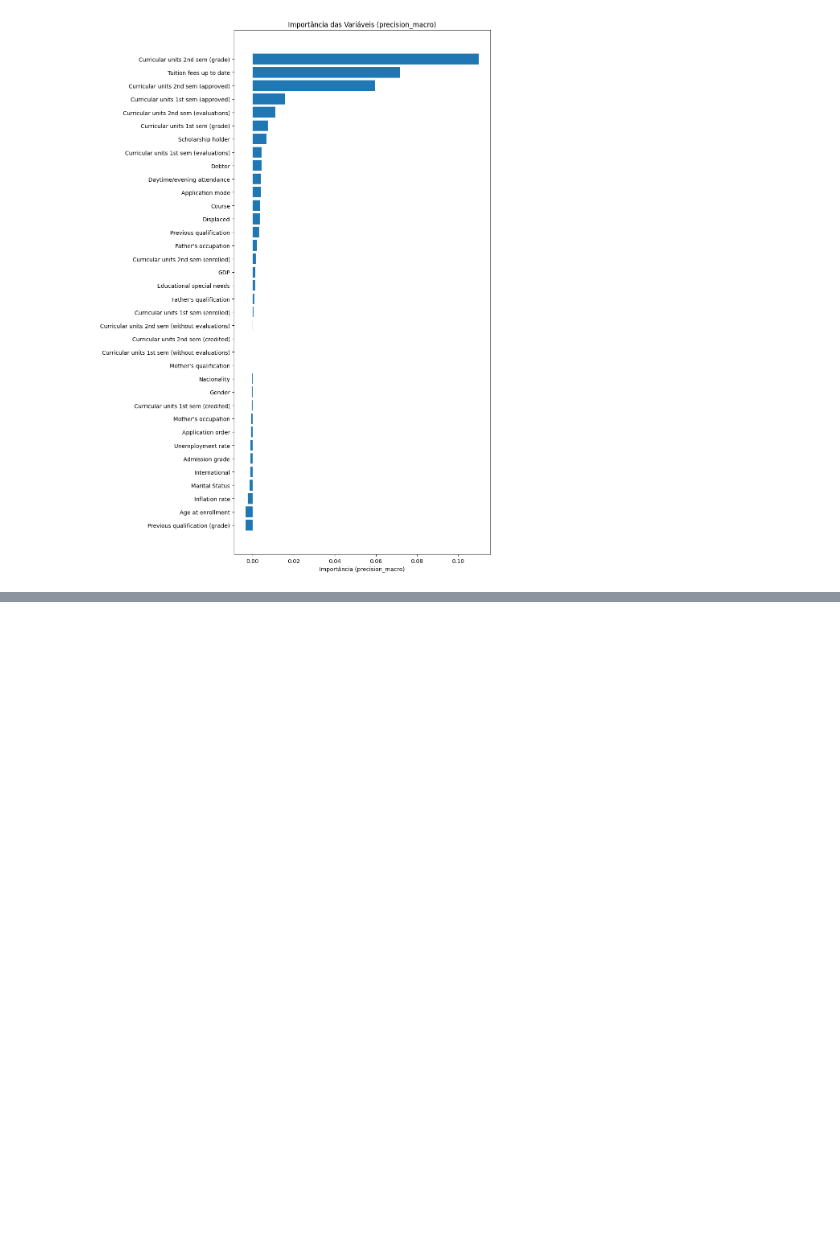
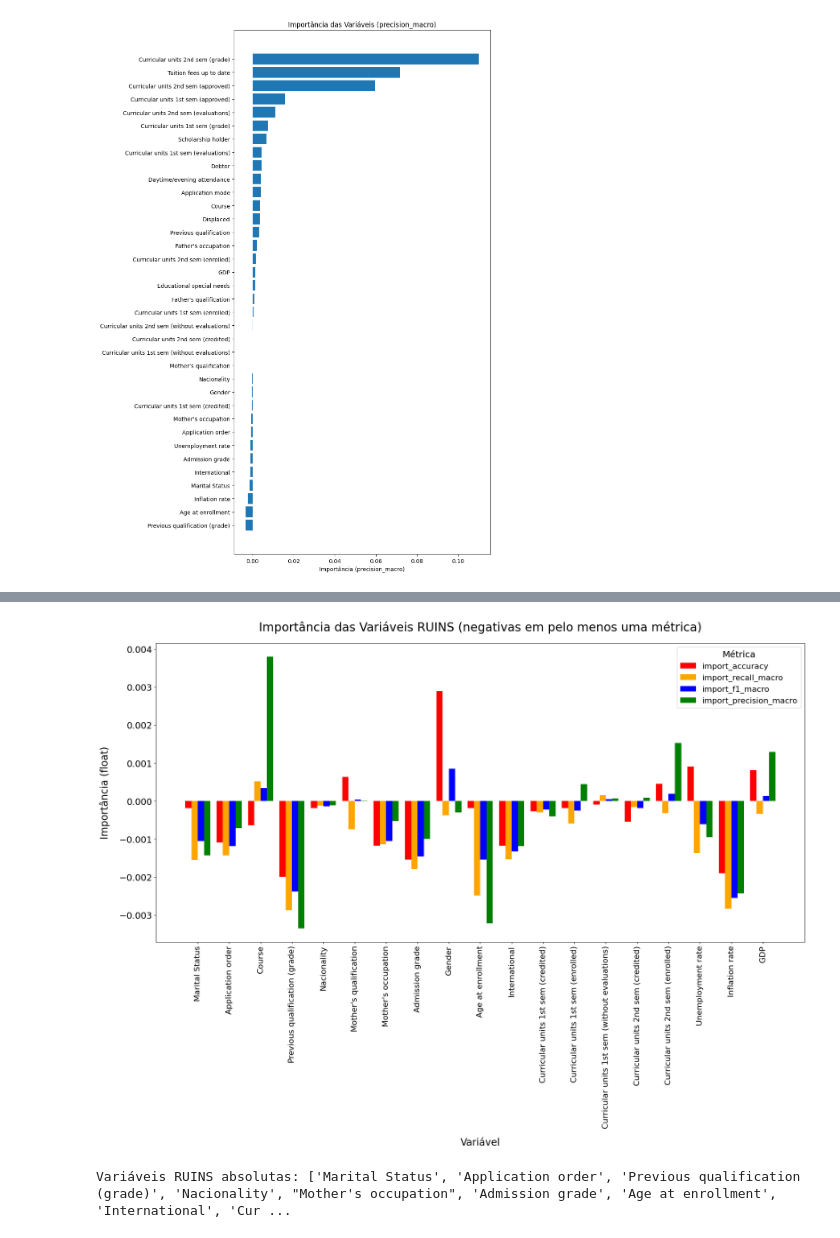
Before and after one commit to Lucasmsorretino/TrabArqDados, a Jupyter notebook: trab2.ipynb, the cells around one changed output, grey strips where cells are left out. Cells and saved outputs as stored; diff of their text form; code cells hidden in the pictures; blank space fills up the shorter version.

```diff
--- a/trab2.ipynb
+++ b/trab2.ipynb
@@ -1206,0 +1222,67 @@ KeyError: "['feature'] not in index"
+# %%
+import matplotlib.pyplot as plt
+import numpy as np
+import pandas as pd
+
+# Supondo que df_importancias já tem índice as variáveis, caso não:
+if 'feature' in df_importancias.columns:
+    df_importancias = df_importancias.set_index('feature')
+
+metricas = ['import_accuracy', 'import_recall_macro', 'import_f1_macro', 'import_precision_macro']
+
+# Filtra apenas variáveis com importância negativa em pelo menos uma métrica
+ruins_mask = (df_importancias[metricas] < 0).any(axis=1)
+df_ruins = df_importancias.loc[ruins_mask, metricas]
+
+x = np.arange(len(df_ruins.index))  # posição das variáveis no eixo x
+width = 0.2  # largura de cada barra
+
+plt.figure(figsize=(max(20, len(df_ruins)//2), 15))
+
+colors = ['red', 'orange', 'blue', 'green']
+for i, metrica in enumerate(metricas):
+    plt.bar(x + i*width, df_ruins[metrica], width, label=metrica, color=colors[i])
+
+
+
+
+
+plt.xticks(x + 1.5*width, df_ruins.index, rotation=90, fontsize=16)
+plt.yticks(fontsize=18)
+plt.xlabel("Variável", fontsize=20, labelpad=18)
+plt.ylabel("Importância (float)", fontsize=20, labelpad=18)
+plt.title("Importância das Variáveis RUINS (negativas em pelo menos uma métrica)", fontsize=24, pad=24)
+plt.legend(title="Métrica", fontsize=16, title_fontsize=18)
+plt.tight_layout()
+plt.show()
+# plt.xticks(x + 1.5*width, df_ruins.index, rotation=90)
+# plt.xlabel("Variável")
+# plt.ylabel("Importância (float, pode ser negativa ou positiva)")
+# plt.title("Importância das Variáveis RUINS (negativas em pelo menos uma métrica)")
+# plt.legend(title="Métrica")
+# plt.tight_layout()
+# plt.show()
+# %% [output]
+[figure, added]
+# %%
+import pandas as pd
+
+# Supondo que df_importancias está indexado pelas variáveis ('feature')
+metricas = ['import_accuracy', 'import_recall_macro', 'import_f1_macro', 'import_precision_macro']
+
+# Identifica variáveis com valor negativo em TODAS as 4 métricas
+ruins_absolutas = df_importancias[(df_importancias[metricas] < 0).all(axis=1)].index.tolist()
+
+print("Variáveis RUINS absolutas:", ruins_absolutas)
+
+# Agora, supondo que X_train, X_test, etc têm as mesmas colunas/nomes das variáveis:
+# Remove as variáveis RUINS absolutas dos conjuntos de atributos
+
+X_train_sem_ruins = X_train.drop(columns=ruins_absolutas)
+X_test_sem_ruins = X_test.drop(columns=ruins_absolutas)
+
+# Se quiser atualizar também X e X_orig:
+# X = X.drop(columns=ruins_absolutas)
+# X_orig = X_orig.drop(columns=ruins_absolutas)
+# %% [output]
+Variáveis RUINS absolutas: ['Marital Status', 'Application order', 'Previous qualification (grade)', 'Nacionality', "Mother's occupation", 'Admission grade', 'Age at enrollment', 'International', 'Cur ...
```
Also changed, not shown: parts of 5 cells of this notebook, 1 other file.
